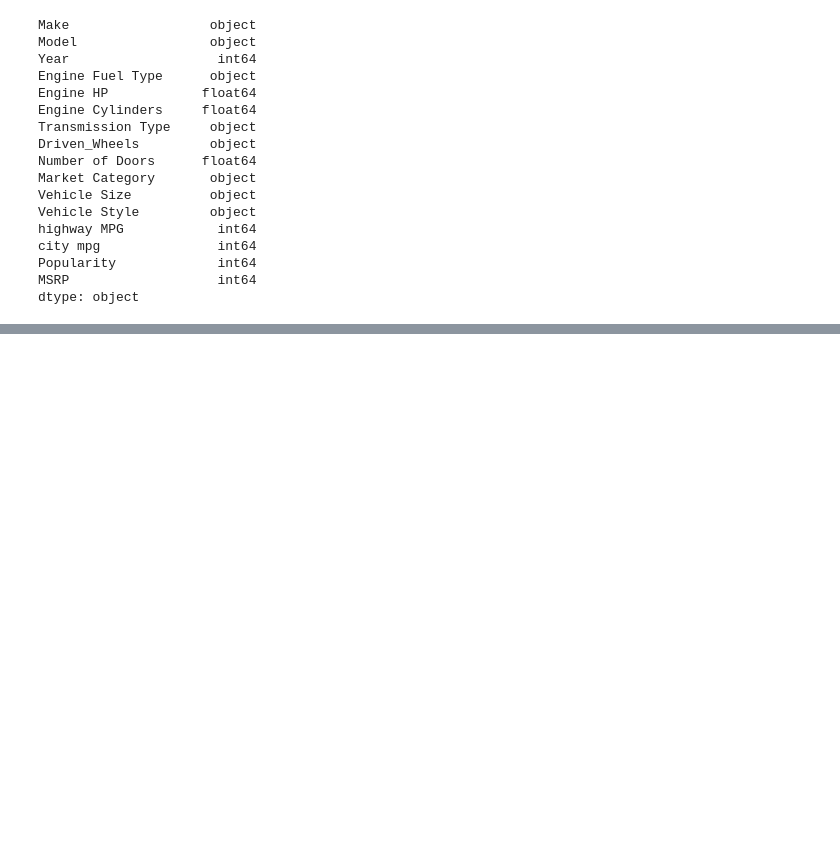
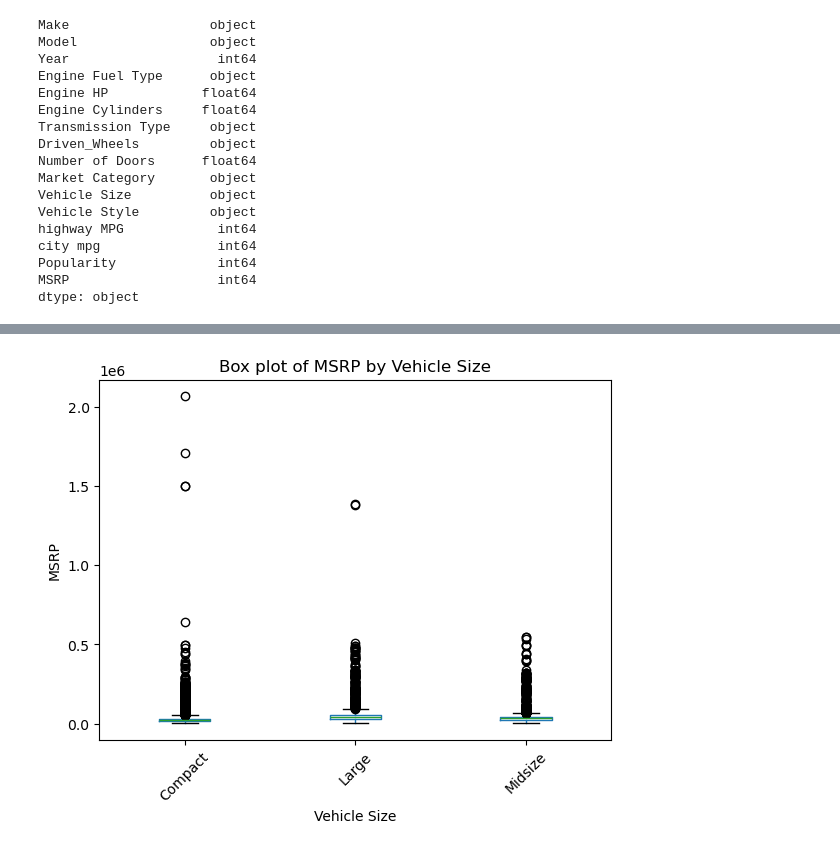
Before and after one commit to NMcHale029/SEIS631-Project2, a Jupyter notebook: project2.ipynb, the cells around one changed output, grey strips where cells are left out. Cells and saved outputs as stored; diff of their text form; code cells hidden in the pictures; blank space fills up the shorter version.

```diff
--- a/project2.ipynb
+++ b/project2.ipynb
@@ -350,0 +209,12 @@ plt.show()
+# %%
+cleandf.boxplot(column='MSRP', by='Vehicle Size', grid=False)
+plt.title('Box plot of MSRP by Vehicle Size')
+
+plt.xlabel('Vehicle Size')
+plt.ylabel('MSRP')
+
+plt.xticks(rotation=45)
+
+plt.show()
+# %% [output]
+[figure, added]
```
Also changed, not shown: parts of 48 cells of this notebook.
